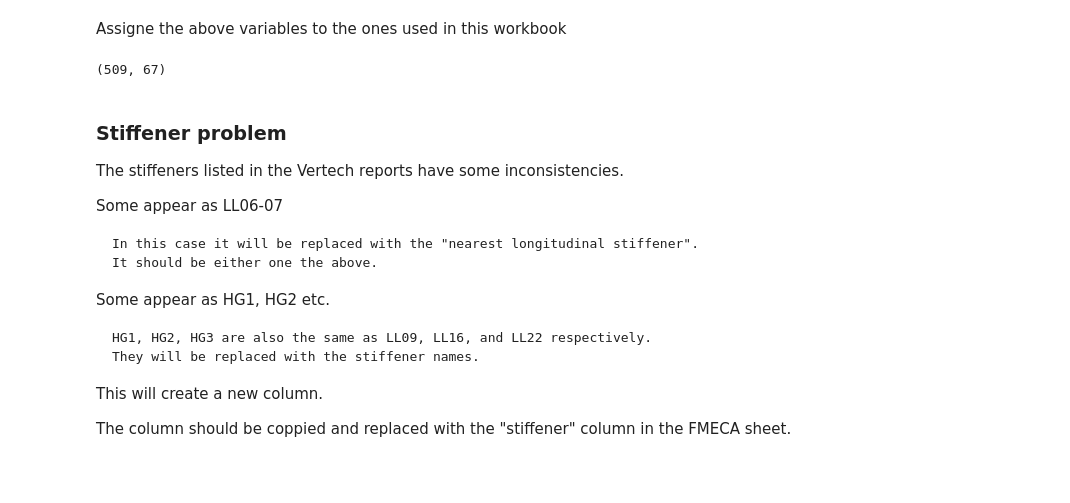
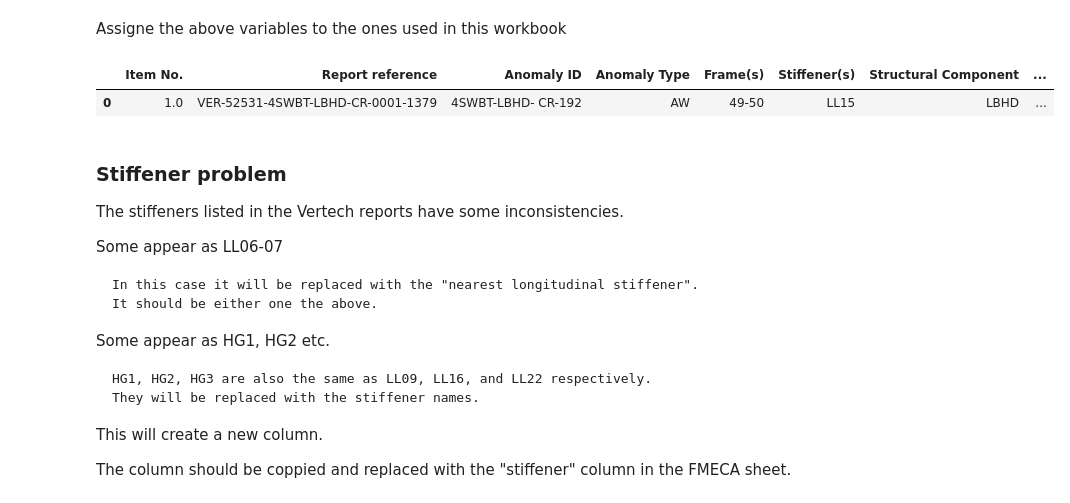
Before and after one commit to nishamnisham/PythonScripts, a Jupyter notebook: XLWINGS/jad_fmeca_b5_operation.ipynb, the cells around one changed output. Cells and saved outputs as stored; diff of their text form; code cells hidden in the pictures; blank space fills up the shorter version.

```diff
--- a/XLWINGS/jad_fmeca_b5_operation.ipynb
+++ b/XLWINGS/jad_fmeca_b5_operation.ipynb
@@ -29,7 +29,8 @@ df = rng.options(pd.DataFrame, omdex=False, header=True).value
-# %%
-df.shape
-# %% [output]
-(509, 67)
+# %%
+df.head(1)
+# %% [output]
+|  | Item No. | Report reference | Anomaly ID | Anomaly Type | Frame(s) | Stiffener(s) | Structural Component | ... |
+| 0 | 1.0 | VER-52531-4SWBT-LBHD-CR-0001-1379 | 4SWBT-LBHD- CR-192 | AW | 49-50 | LL15 | LBHD | ... |
 # %% [markdown]
 ### Stiffener problem
 
```
Also changed, not shown: parts of 25 cells of this notebook.
